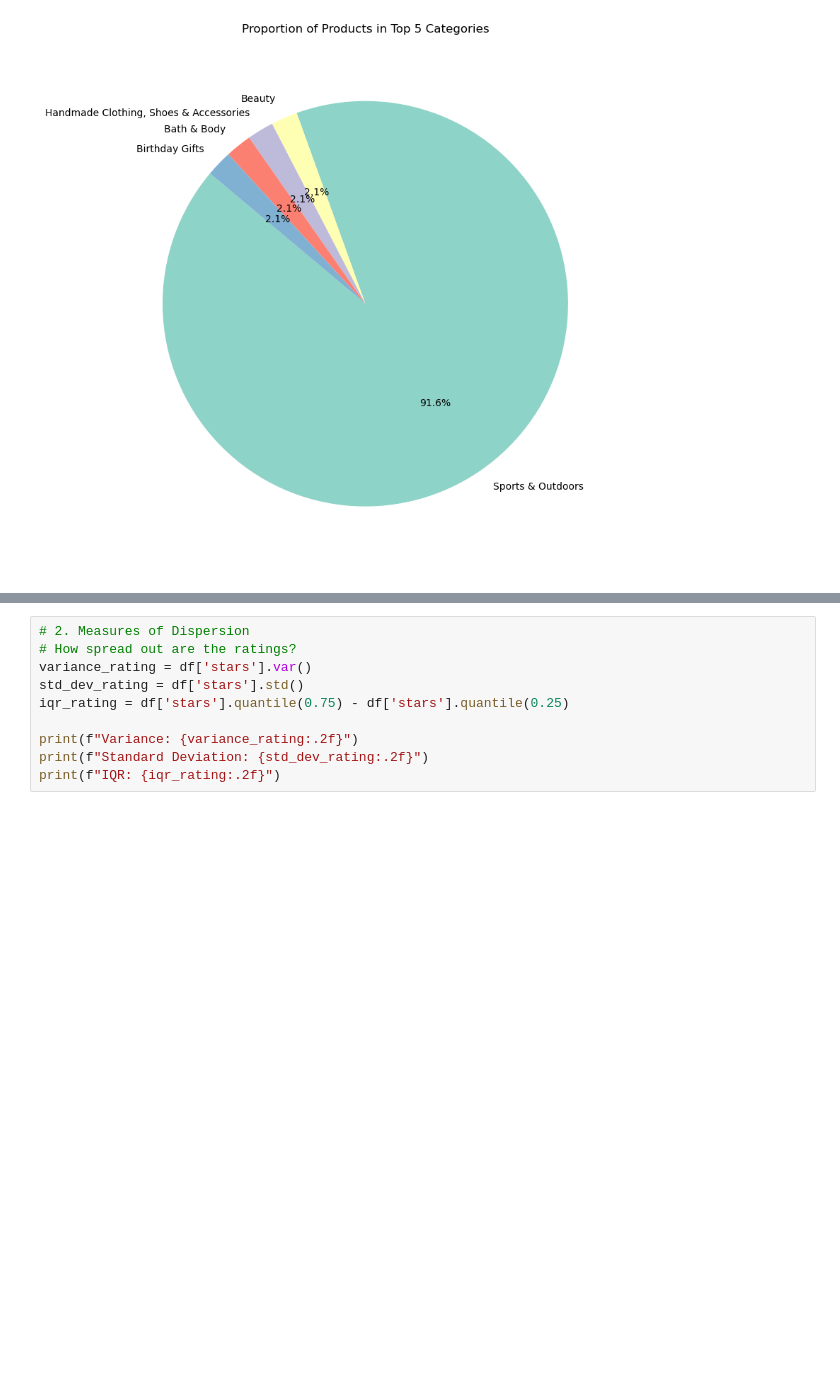
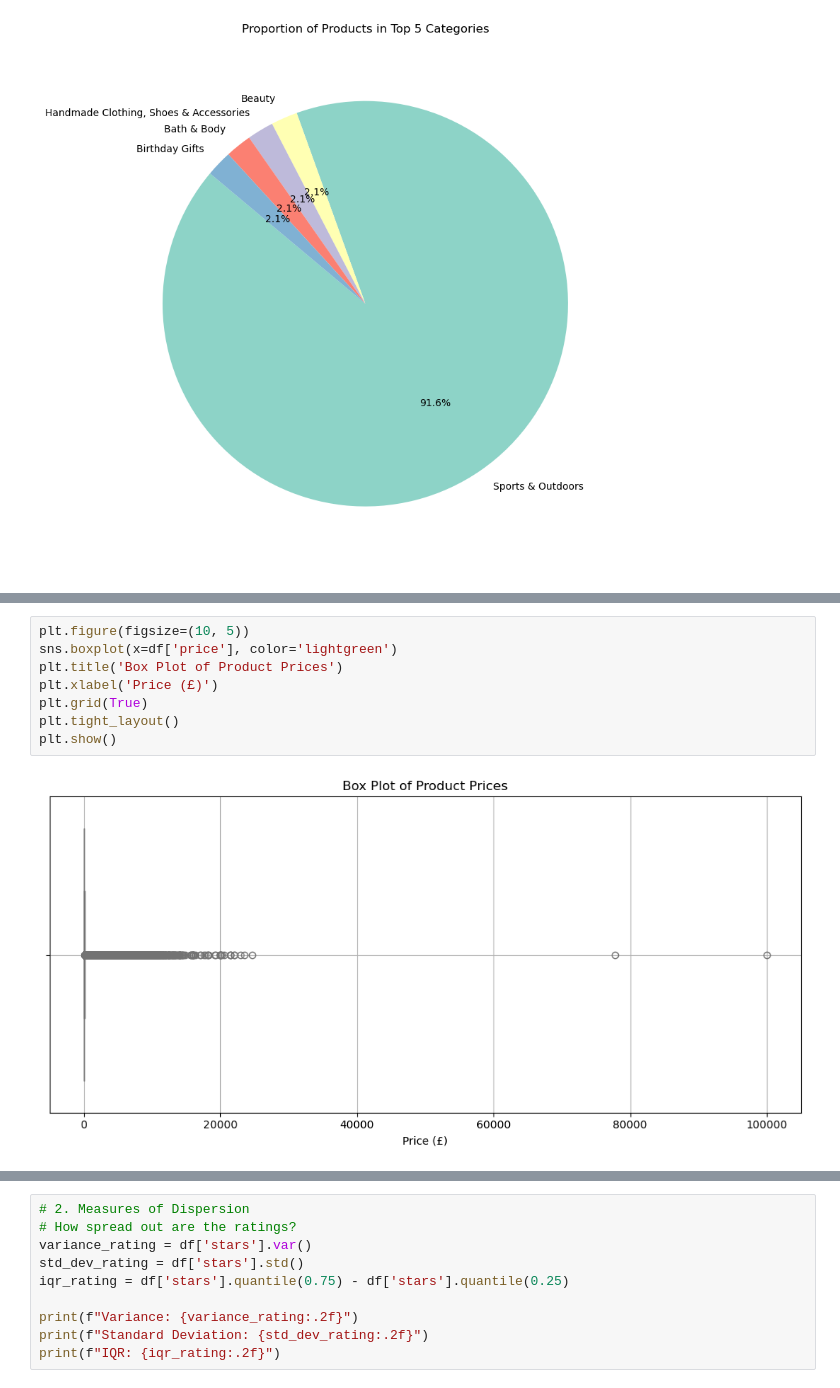
Before and after one commit to SheryllD/lab-eda-univariate, a Jupyter notebook: solution.ipynb, the cells around one changed output, grey strips where cells are left out. Drawn from its saved outputs; the diff is of its cells as text; blank space fills up the shorter version.

```diff
--- a/solution.ipynb
+++ b/solution.ipynb
@@ -423 +463,11 @@ plt.show()
+# %%
+plt.figure(figsize=(10, 5))
+sns.boxplot(x=df['price'], color='lightgreen')
+plt.title('Box Plot of Product Prices')
+plt.xlabel('Price (£)')
+plt.grid(True)
+plt.tight_layout()
+plt.show()
+# %% [output]
+[figure, added]
 # %% [markdown]
```
Also changed, not shown: parts of 8 cells of this notebook.
